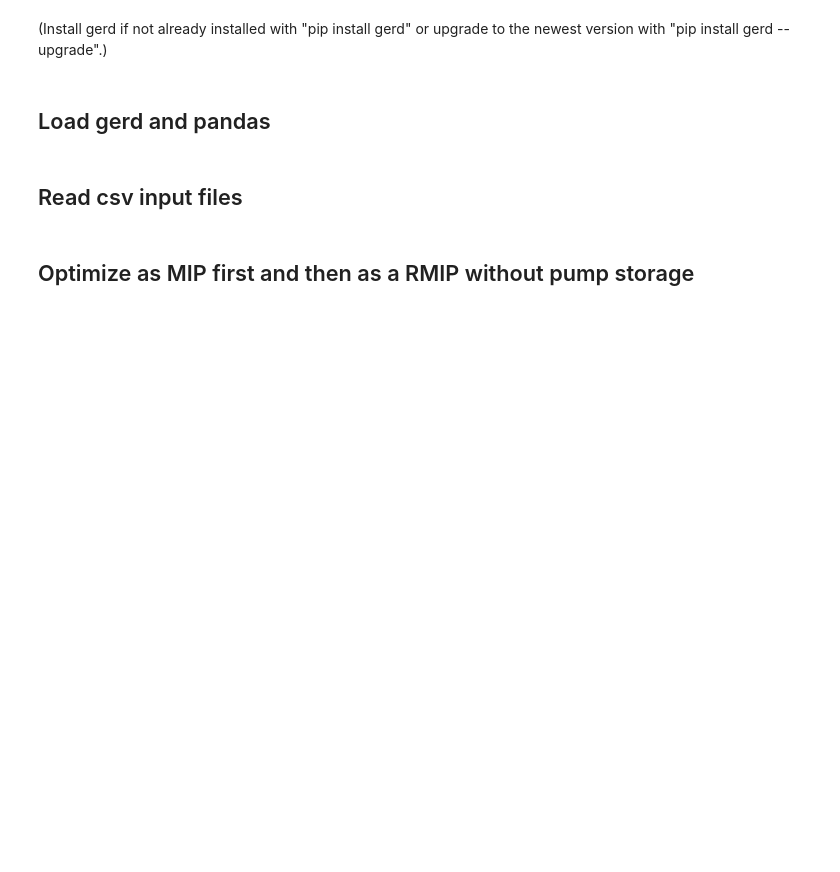
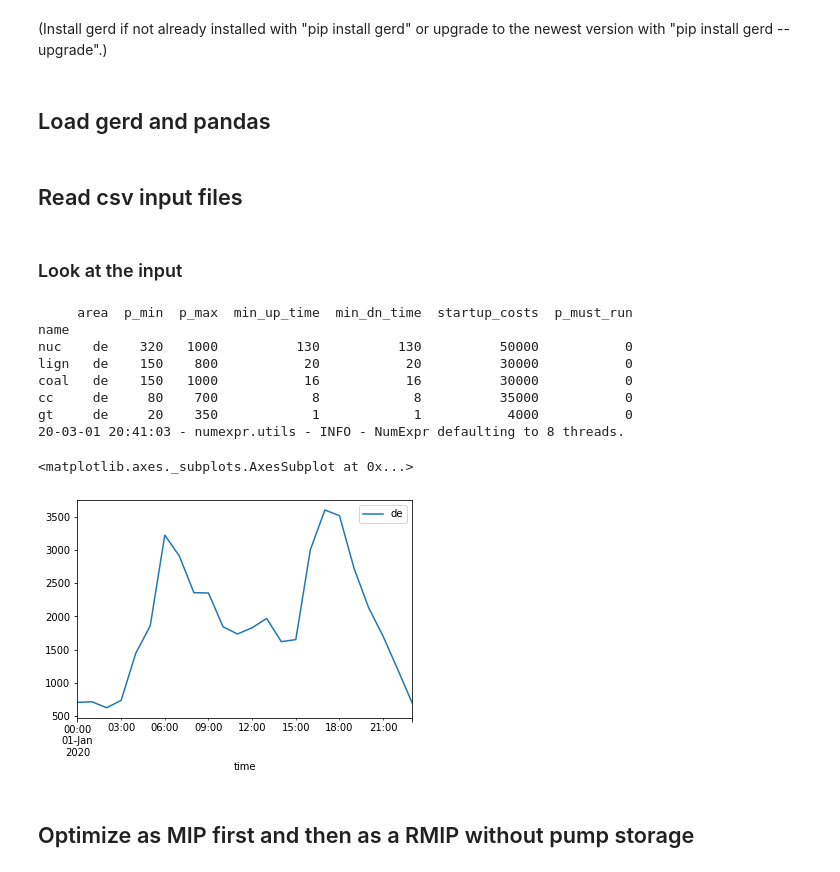
Before and after one commit to raikb/gerd, a Jupyter notebook: examples/example_dispatch_one_day_csv.ipynb, the cells around one changed output. Saved outputs shown, nothing was run; the diff lists cells and outputs as text; code cells hidden in the pictures; blank space fills up the shorter version.

```diff
--- a/examples/example_dispatch_one_day_csv.ipynb
+++ b/examples/example_dispatch_one_day_csv.ipynb
@@ -25,6 +25,24 @@ input_data = {'generators': input_gens,
               'storages': input_stos,
               'load': input_load,
               'var_costs': input_var_costs}
+# %% [markdown]
+### Look at the input
+# %%
+# Generators
+print(input_gens)
+# Load
+input_load.plot()
+# %% [output]
+     area  p_min  p_max  min_up_time  min_dn_time  startup_costs  p_must_run
+name
+nuc    de    320   1000          130          130          50000           0
+lign   de    150    800           20           20          30000           0
+coal   de    150   1000           16           16          30000           0
+cc     de     80    700            8            8          35000           0
+gt     de     20    350            1            1           4000           0
+20-03-01 20:41:03 - numexpr.utils - INFO - NumExpr defaulting to 8 threads.
+<matplotlib.axes._subplots.AxesSubplot at 0x...>
+[figure, added]
 # %% [markdown]
 ## Optimize as MIP first and then as a RMIP without pump storage
 # %%
```
Also changed, not shown: parts of 2 cells of this notebook, 2 other files.
